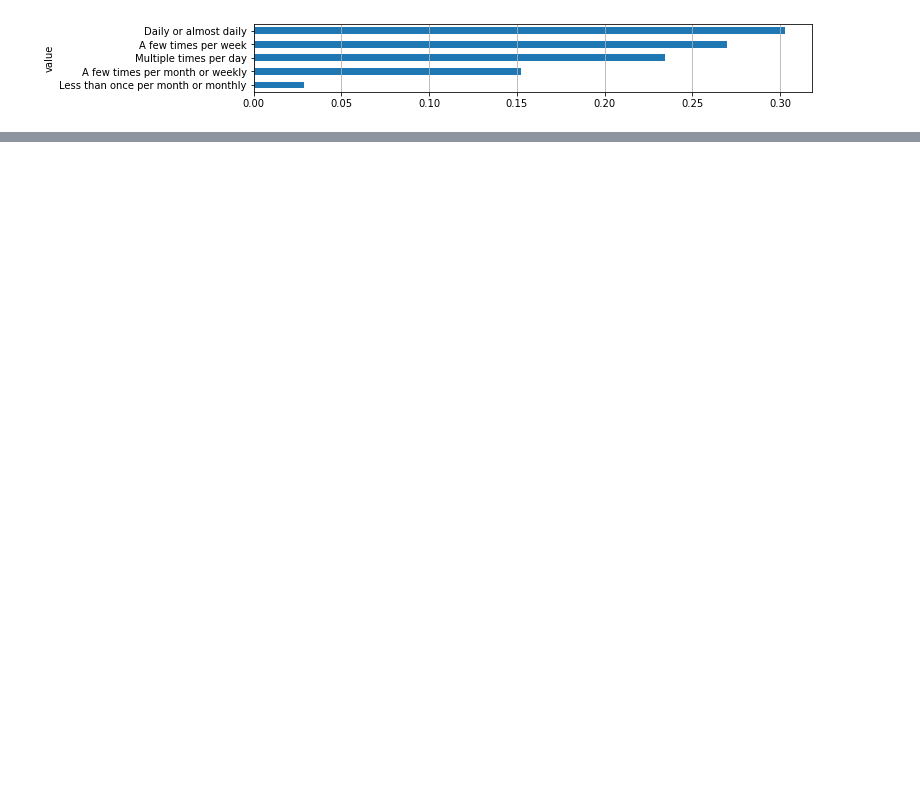
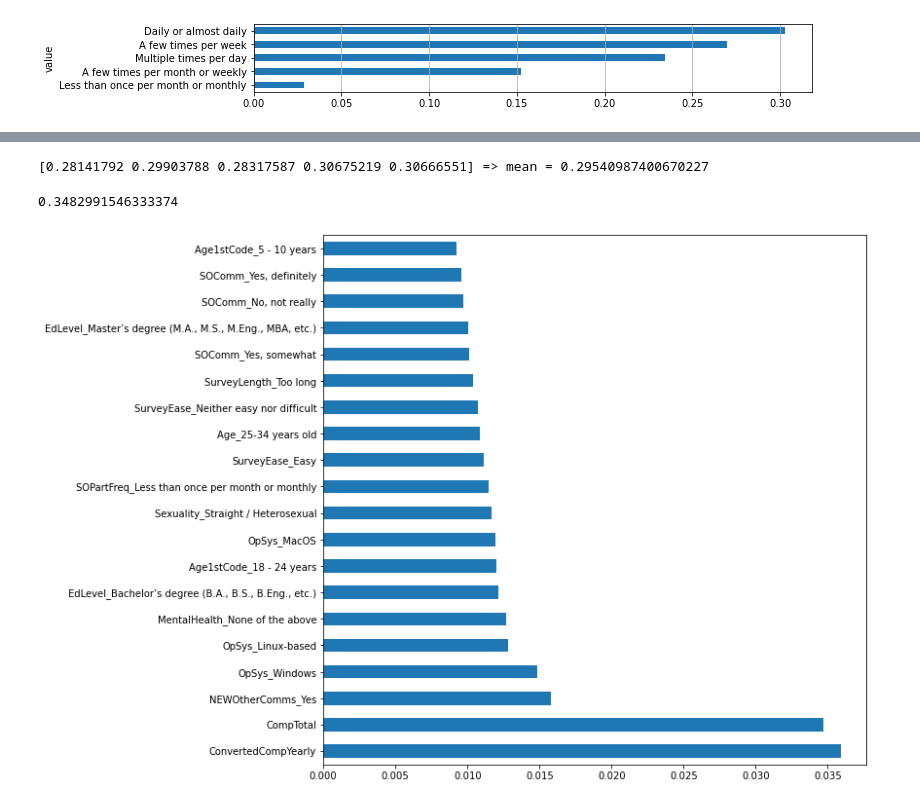
Before and after one commit to natashk/Udacity-DSND-Project1, a Jupyter notebook: so_survey.ipynb, the cells around one changed output, grey strips where cells are left out. Cells and saved outputs as stored; diff of their text form; code cells hidden in the pictures; blank space fills up the shorter version.

Commit message:
Used RandomForestClassifier

```diff
--- a/so_survey.ipynb
+++ b/so_survey.ipynb
@@ -369,0 +478,15 @@ df_SOVisitFreq = clean_and_plot(df_2021, col='SOVisitFreq')
+# %%
+dont_use = ['LearnCode','DevType',
+            'LanguageHaveWorkedWith','LanguageWantToWorkWith',
+            'DatabaseHaveWorkedWith','DatabaseWantToWorkWith',
+            'PlatformHaveWorkedWith','PlatformWantToWorkWith',
+            'WebframeHaveWorkedWith','WebframeWantToWorkWith',
+            'MiscTechHaveWorkedWith','MiscTechWantToWorkWith',
+            'ToolsTechHaveWorkedWith','ToolsTechWantToWorkWith',
+            'NEWCollabToolsHaveWorkedWith','NEWCollabToolsWantToWorkWith',
+            'NEWStuck','NEWSOSites']
+cat_features = list(set(cat_cols2)-set(dont_use))
+num_cat_df = fill_num_na.drop(dont_use, axis=1)
+
+print(num_cat_df.shape)
+print(num_cat_df.columns)
@@ -369,0 +502,2 @@ df_SOVisitFreq = clean_and_plot(df_2021, col='SOVisitFreq')
+# %%
+dummy_df = create_dummy_df(num_cat_df, cat_features, dummy_na=True)
@@ -369,0 +508,13 @@ df_SOVisitFreq = clean_and_plot(df_2021, col='SOVisitFreq')
+# %%
+#Split into explanatory and response variables
+X = dummy_df.drop(['SOVisitFreq','ResponseId'], axis=1)
+y = dummy_df['SOVisitFreq']
+
+# Split data into training and test data
+X_train, X_test, y_train, y_test = train_test_split(X, y, test_size = .30, random_state=42)
+# %%
+rf = RandomForestClassifier(random_state = 1)
+rf.fit(X_train, y_train)
+
+cv = cross_val_score(rf,X_train,y_train,cv=5)
+print(f'{cv} => mean = {cv.mean()}')
@@ -369,0 +559,8 @@ df_SOVisitFreq = clean_and_plot(df_2021, col='SOVisitFreq')
+# %%
+from sklearn.linear_model import LogisticRegression
+
+lr = LogisticRegression(max_iter = 2000)
+cv = cross_val_score(lr,X_train,y_train,cv=5)
+print(f'{cv} => mean = {cv.mean()}')
+# %% [output]
+[0.28141792 0.29903788 0.28317587 0.30675219 0.30666551] => mean = 0.29540987400670227
@@ -369,0 +570,14 @@ df_SOVisitFreq = clean_and_plot(df_2021, col='SOVisitFreq')
+# %%
+from sklearn.metrics import accuracy_score
+
+# View accuracy score
+accuracy_score(y_test, y_pred_test)
+# %% [output]
+0.3482991546333374
+# %%
+importances = rf.feature_importances_
+forest_importances = pd.Series(importances, index=X_train.columns)
+
+forest_importances.nlargest(20).plot(kind='barh', figsize=(10,0.25*40)); #len(forest_importances)
+# %% [output]
+[figure, added]
```
Also changed, not shown: parts of 43 cells of this notebook.
